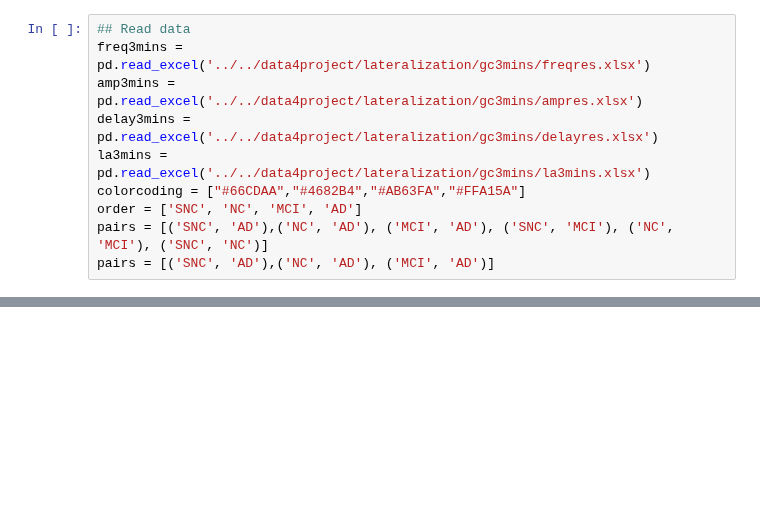
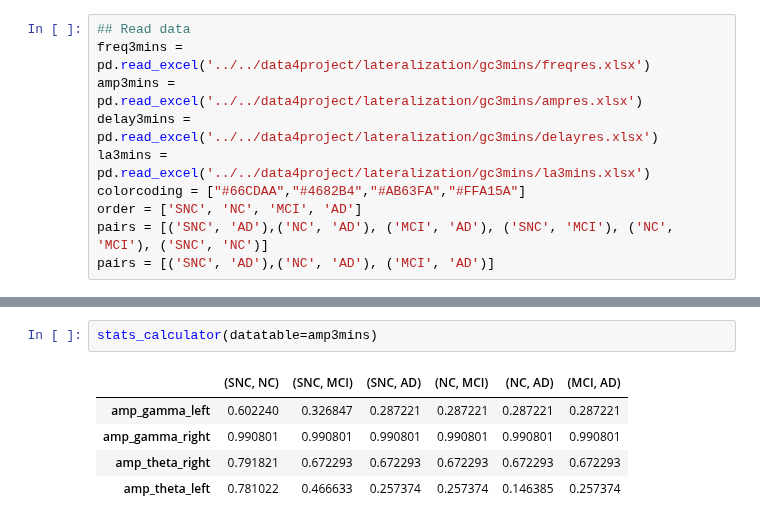
Before and after one commit to yilewang/tvbdemos, a Jupyter notebook: lab_record/results_gc3mins_02_13.ipynb, the cells around one changed output, grey strips where cells are left out. Saved outputs shown, nothing was run; the diff lists cells and outputs as text; blank space fills up the shorter version.

```diff
--- a/lab_record/results_gc3mins_02_13.ipynb
+++ b/lab_record/results_gc3mins_02_13.ipynb
@@ -21,0 +35,8 @@ pairs = [('SNC', 'AD'),('NC', 'AD'), ('MCI', 'AD')]
+# %%
+stats_calculator(datatable=amp3mins)
+# %% [output]
+|  | (SNC, NC) | (SNC, MCI) | (SNC, AD) | (NC, MCI) | (NC, AD) | (MCI, AD) |
+| amp_gamma_left | 0.602240 | 0.326847 | 0.287221 | 0.287221 | 0.287221 | 0.287221 |
+| amp_gamma_right | 0.990801 | 0.990801 | 0.990801 | 0.990801 | 0.990801 | 0.990801 |
+| amp_theta_right | 0.791821 | 0.672293 | 0.672293 | 0.672293 | 0.672293 | 0.672293 |
+| amp_theta_left | 0.781022 | 0.466633 | 0.257374 | 0.257374 | 0.146385 | 0.257374 |
```
Also changed, not shown: parts of 7 cells of this notebook.
